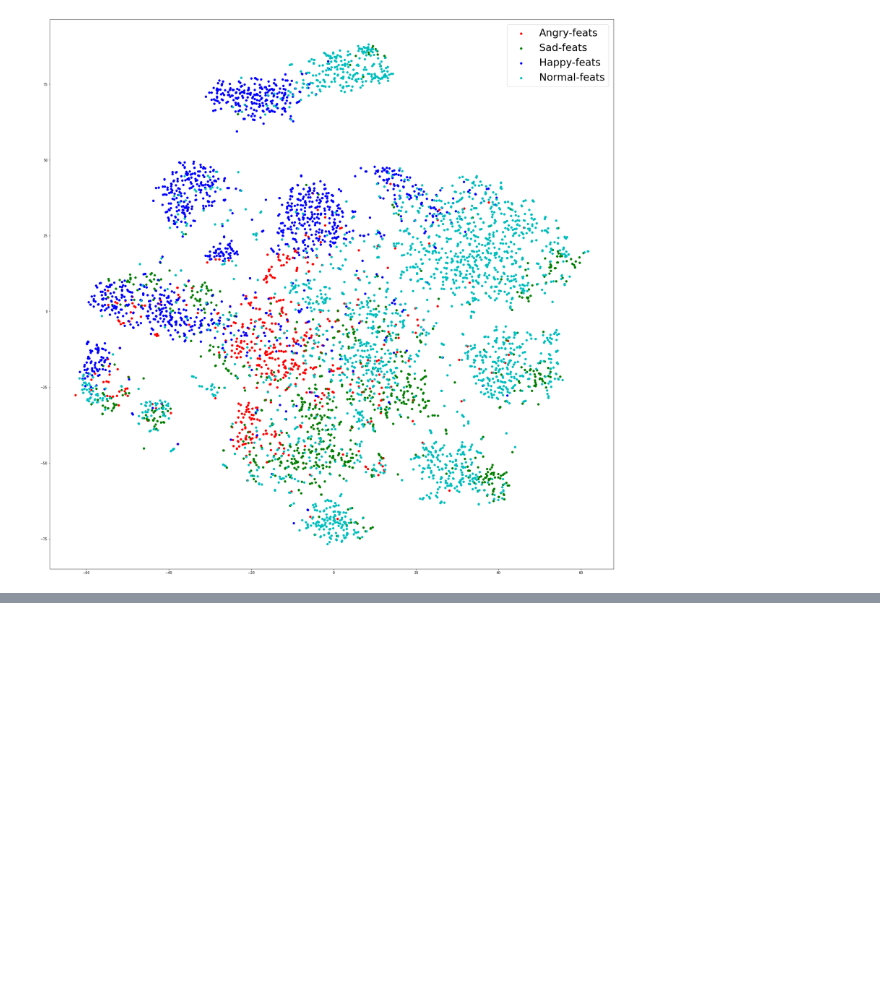
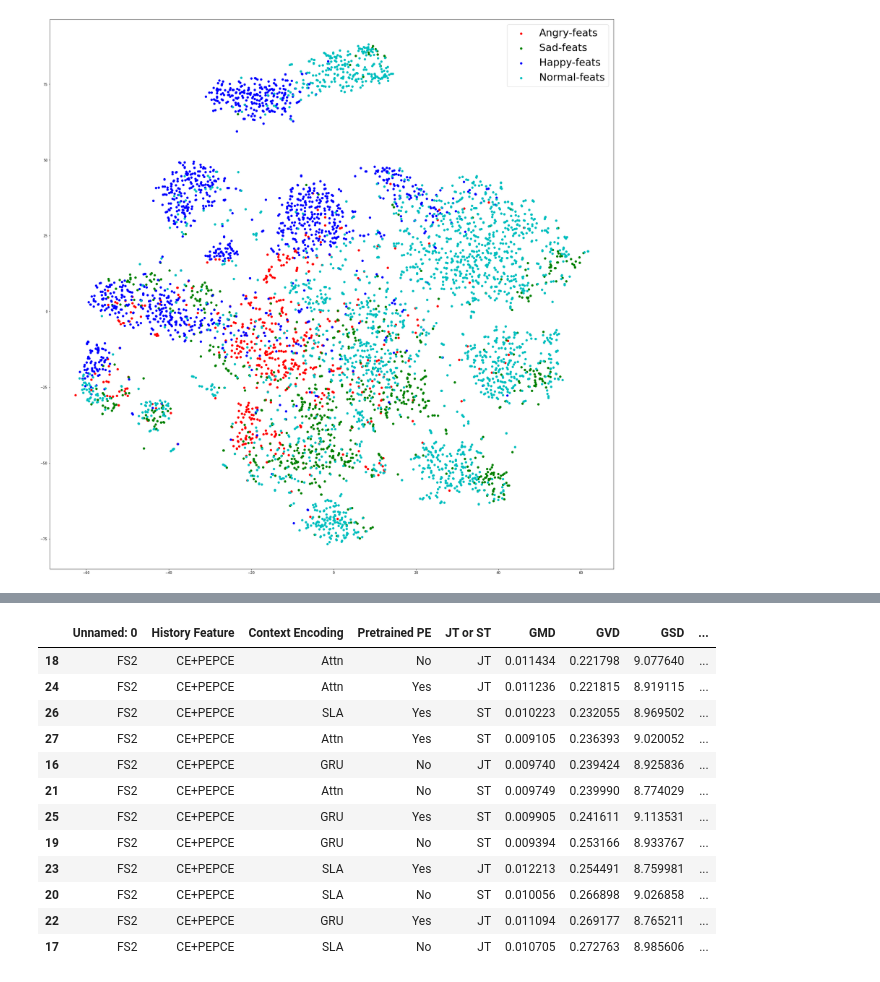
Before and after one commit to YutoNishimura-v2/vc_tts_template, a Jupyter notebook: dialogue_making.ipynb, the cells around one changed output, grey strips where cells are left out. Cells and saved outputs as stored; diff of their text form; code cells hidden in the pictures; blank space fills up the shorter version.

```diff
--- a/dialogue_making.ipynb
+++ b/dialogue_making.ipynb
@@ -1249,0 +1286,20 @@ plt.legend(fontsize = 30)
+# %%
+selected_idx = range(16, 28)
+
+df_new = df.iloc[selected_idx]
+# %%
+df_new.sort_values("GVD")
+# %% [output]
+|  | Unnamed: 0 | History Feature | Context Encoding | Pretrained PE | JT or ST | GMD | GVD | GSD | ... |
+| 18 | FS2 | CE+PEPCE | Attn | No | JT | 0.011434 | 0.221798 | 9.077640 | ... |
+| 24 | FS2 | CE+PEPCE | Attn | Yes | JT | 0.011236 | 0.221815 | 8.919115 | ... |
+| 26 | FS2 | CE+PEPCE | SLA | Yes | ST | 0.010223 | 0.232055 | 8.969502 | ... |
+| 27 | FS2 | CE+PEPCE | Attn | Yes | ST | 0.009105 | 0.236393 | 9.020052 | ... |
+| 16 | FS2 | CE+PEPCE | GRU | No | JT | 0.009740 | 0.239424 | 8.925836 | ... |
+| 21 | FS2 | CE+PEPCE | Attn | No | ST | 0.009749 | 0.239990 | 8.774029 | ... |
+| 25 | FS2 | CE+PEPCE | GRU | Yes | ST | 0.009905 | 0.241611 | 9.113531 | ... |
+| 19 | FS2 | CE+PEPCE | GRU | No | ST | 0.009394 | 0.253166 | 8.933767 | ... |
+| 23 | FS2 | CE+PEPCE | SLA | Yes | JT | 0.012213 | 0.254491 | 8.759981 | ... |
+| 20 | FS2 | CE+PEPCE | SLA | No | ST | 0.010056 | 0.266898 | 9.026858 | ... |
+| 22 | FS2 | CE+PEPCE | GRU | Yes | JT | 0.011094 | 0.269177 | 8.765211 | ... |
+| 17 | FS2 | CE+PEPCE | SLA | No | JT | 0.010705 | 0.272763 | 8.985606 | ... |
```
Also changed, not shown: parts of 7 cells of this notebook.
